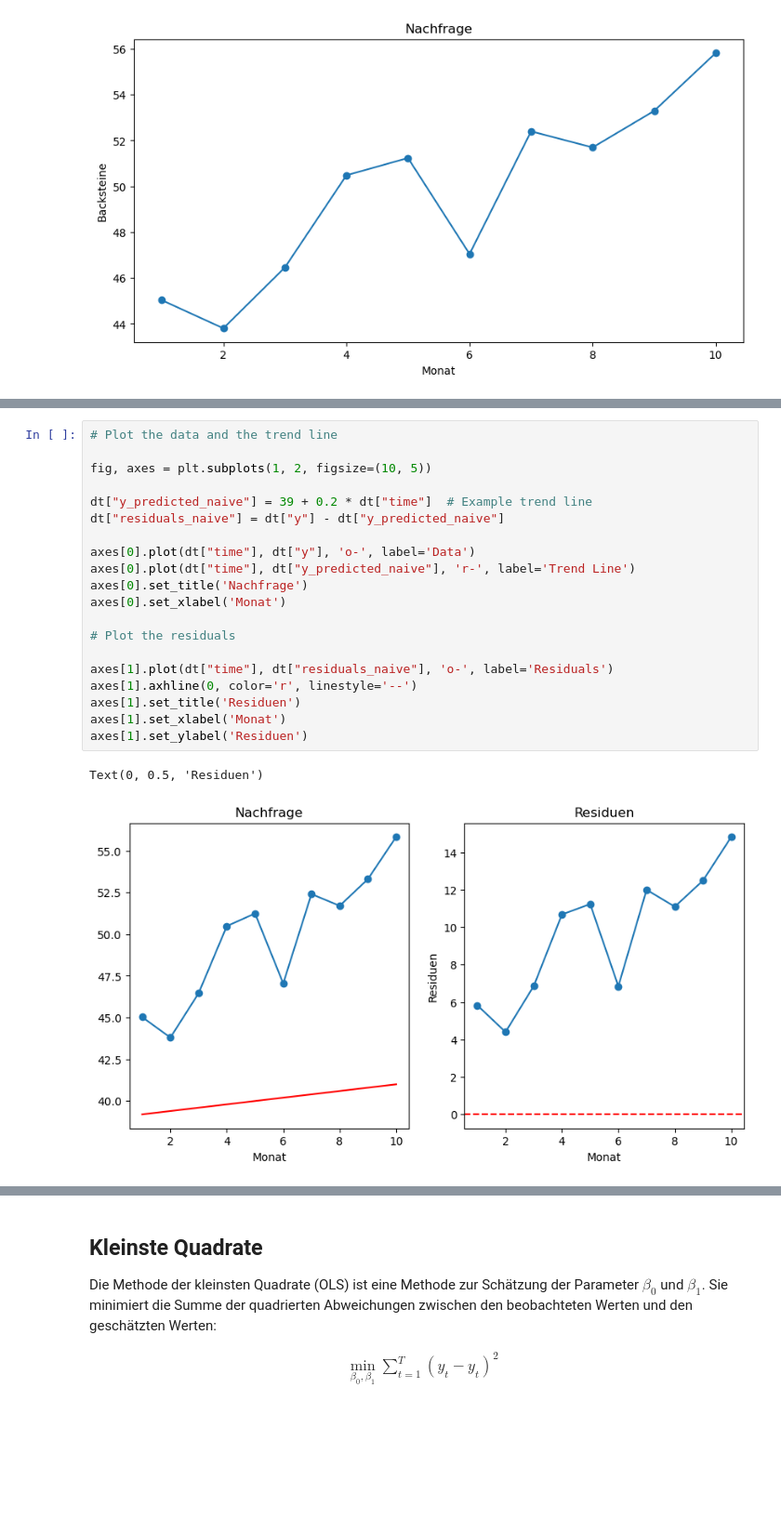
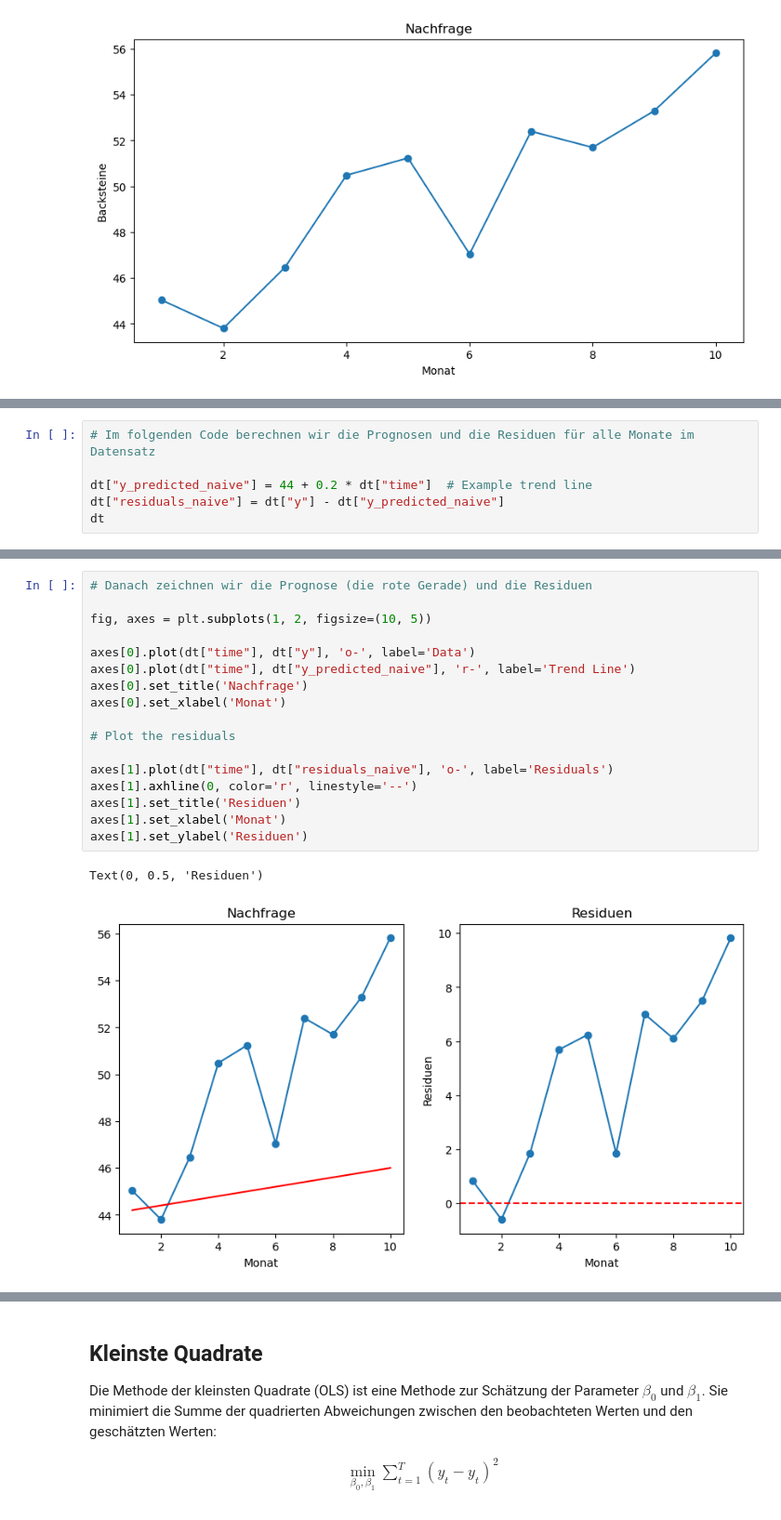
Before and after one commit to febse/opt2025-de, a Jupyter notebook: Prediction.ipynb, the cells around one changed output, grey strips where cells are left out. Shown at 93% size. Drawn from its saved outputs; the diff is of its cells as text; blank space fills up the shorter version.

```diff
--- a/Prediction.ipynb
+++ b/Prediction.ipynb
@@ -106,3 +116,9 @@ r_4 & = \text{Nachfrage}_{4} - \widehat{\text{Nachfrage}}_{4} \\
 $$
 
 Diese Fehler werden wir **Residuen** oder Abweichungen zwischen Schätzung und tatsächlichem Wert nennen.
+# %%
+# Im folgenden Code berechnen wir die Prognosen und die Residuen für alle Monate im Datensatz
+
+dt["y_predicted_naive"] = 44 + 0.2 * dt["time"]  # Example trend line
+dt["residuals_naive"] = dt["y"] - dt["y_predicted_naive"]
+dt
@@ -109,24 +137,21 @@ Diese Fehler werden wir **Residuen** oder Abweichungen zwischen Schätzung und t
 # %%
-# Plot the data and the trend line
+# Danach zeichnen wir die Prognose (die rote Gerade) und die Residuen
 
 fig, axes = plt.subplots(1, 2, figsize=(10, 5))
-
-dt["y_predicted_naive"] = 39 + 0.2 * dt["time"]  # Example trend line
-dt["residuals_naive"] = dt["y"] - dt["y_predicted_naive"]
 
 axes[0].plot(dt["time"], dt["y"], 'o-', label='Data')
 axes[0].plot(dt["time"], dt["y_predicted_naive"], 'r-', label='Trend Line')
 axes[0].set_title('Nachfrage')
 axes[0].set_xlabel('Monat')
 
 # Plot the residuals
 
 axes[1].plot(dt["time"], dt["residuals_naive"], 'o-', label='Residuals')
 axes[1].axhline(0, color='r', linestyle='--')
 axes[1].set_title('Residuen')
 axes[1].set_xlabel('Monat')
 axes[1].set_ylabel('Residuen')
 # %% [output]
 Text(0, 0.5, 'Residuen')
-[figure, old version]
+[figure, new version]
 # %% [markdown]
```
Also changed, not shown: parts of 28 cells of this notebook, 10 other files.
